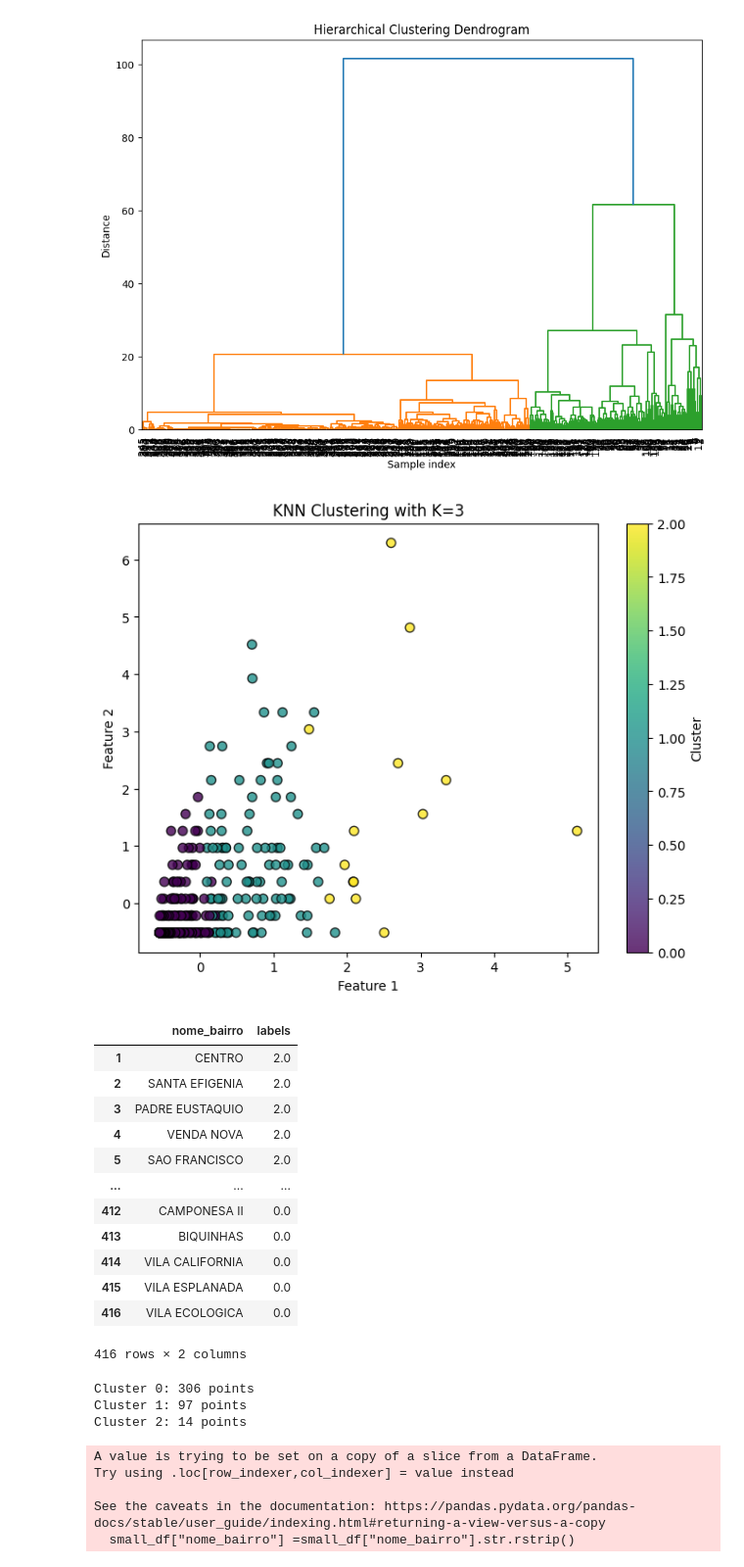
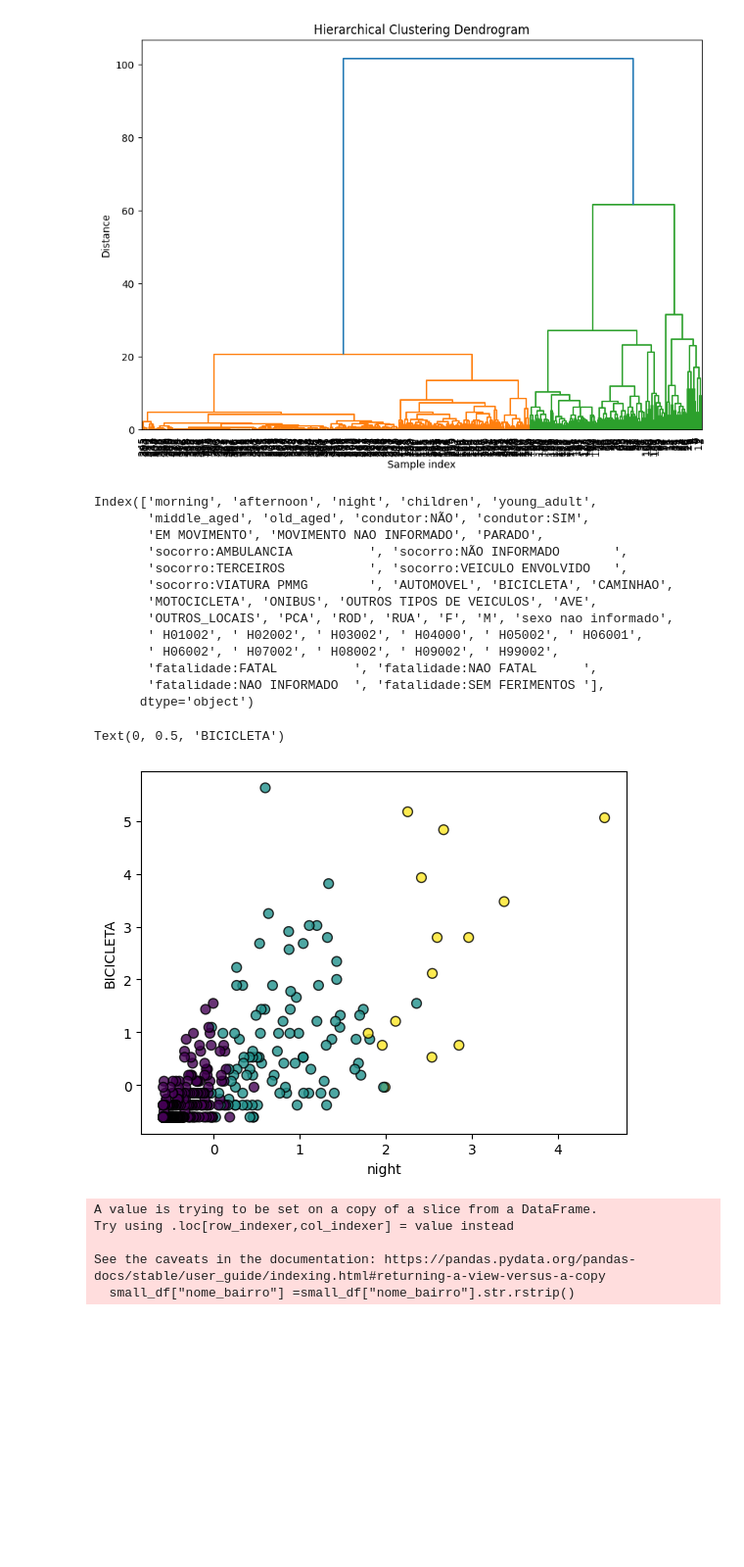
Before and after one commit to SamuelLipovetsky/mda_project, a Jupyter notebook: clustering.ipynb, the cells around one changed output. Shown at 98% size. Drawn from its saved outputs; the diff is of its cells as text; code cells hidden in the pictures; blank space fills up the shorter version.

Commit message:
more clustering stuff

```diff
--- a/clustering.ipynb
+++ b/clustering.ipynb
@@ -396,52 +396,51 @@ plt.show()
 # %%
 
 from sklearn.cluster import KMeans
 from sklearn.preprocessing import StandardScaler
 X = df_normalized.iloc[:, 1:]
 y = df_normalized.iloc[:, 0]
 
 kmeans = KMeans(n_clusters=3, random_state=42)
 kmeans.fit(X)
 
 # Predict clusters
 labels = kmeans.predict(X)
 labels_df = pd.DataFrame(labels)
 clusters = pd.concat([y, labels_df], axis=1)
 clusters =clusters.dropna()
+print(X.columns)
 
-# Visualize the clusters
-plt.figure(figsize=(8, 6))
-plt.scatter(X.iloc[:, -3], X.iloc[:, -4], c=labels, cmap='viridis', s=50, alpha=0.8, edgecolors='k')
+feature1="night"
+feature2="BICICLETA"
+plt.scatter(X[feature1], X[feature2], c=labels, cmap='viridis', s=50, alpha=0.8, edgecolors='k')
 
-# Plot centroids
-plt.title('KNN Clustering with K=3')
-plt.xlabel('Feature 1')
-plt.ylabel('Feature 2')
-plt.colorbar(label='Cluster')
-plt.show()
-clusters.rename(columns={0: 'labels'}, inplace=True)
-display(clusters)
-unique_labels, label_counts = np.unique(labels, return_counts=True)
-for label, count in zip(unique_labels, label_counts):
-    print(f'Cluster {label}: {count} points')
+# # Plot centroids
+# plt.title('KNN Clustering with K=3')
+plt.xlabel(feature1)
+plt.ylabel(feature2)
+# plt.colorbar(label='Cluster')
+# plt.show()
+# clusters.rename(columns={0: 'labels'}, inplace=True)
+# display(clusters)
+# unique_labels, label_counts = np.unique(labels, return_counts=True)
+# for label, count in zip(unique_labels, label_counts):
+#     print(f'Cluster {label}: {count} points')
 # %% [output]
-[figure, old version]
-|  | nome_bairro | labels |
-| 1 | CENTRO | 2.0 |
-| 2 | SANTA EFIGENIA | 2.0 |
-| 3 | PADRE EUSTAQUIO | 2.0 |
-| 4 | VENDA NOVA | 2.0 |
-| 5 | SAO FRANCISCO | 2.0 |
-| ... | ... | ... |
-| 412 | CAMPONESA II | 0.0 |
-| 413 | BIQUINHAS | 0.0 |
-| 414 | VILA CALIFORNIA | 0.0 |
-| 415 | VILA ESPLANADA | 0.0 |
-| 416 | VILA ECOLOGICA | 0.0 |
-416 rows × 2 columns
+Index(['morning', 'afternoon', 'night', 'children', 'young_adult',
+       'middle_aged', 'old_aged', 'condutor:NÃO', 'condutor:SIM',
+       'EM MOVIMENTO', 'MOVIMENTO NAO INFORMADO', 'PARADO',
+       'socorro:AMBULANCIA          ', 'socorro:NÃO INFORMADO       ',
+       'socorro:TERCEIROS           ', 'socorro:VEICULO ENVOLVIDO   ',
+       'socorro:VIATURA PMMG        ', 'AUTOMOVEL', 'BICICLETA', 'CAMINHAO',
+       'MOTOCICLETA', 'ONIBUS', 'OUTROS TIPOS DE VEICULOS', 'AVE',
+       'OUTROS_LOCAIS', 'PCA', 'ROD', 'RUA', 'F', 'M', 'sexo nao informado',
+       ' H01002', ' H02002', ' H03002', ' H04000', ' H05002', ' H06001',
+       ' H06002', ' H07002', ' H08002', ' H09002', ' H99002',
+       'fatalidade:FATAL          ', 'fatalidade:NAO FATAL      ',
+       'fatalidade:NAO INFORMADO  ', 'fatalidade:SEM FERIMENTOS '],
+      dtype='object')
-Cluster 0: 306 points
-Cluster 1: 97 points
-Cluster 2: 14 points
+Text(0, 0.5, 'BICICLETA')
+[figure, new version]
 # %%
 #plotting
 small_df =filtered_df[['coordenada_x', 'coordenada_y', 'nome_bairro']]
```
